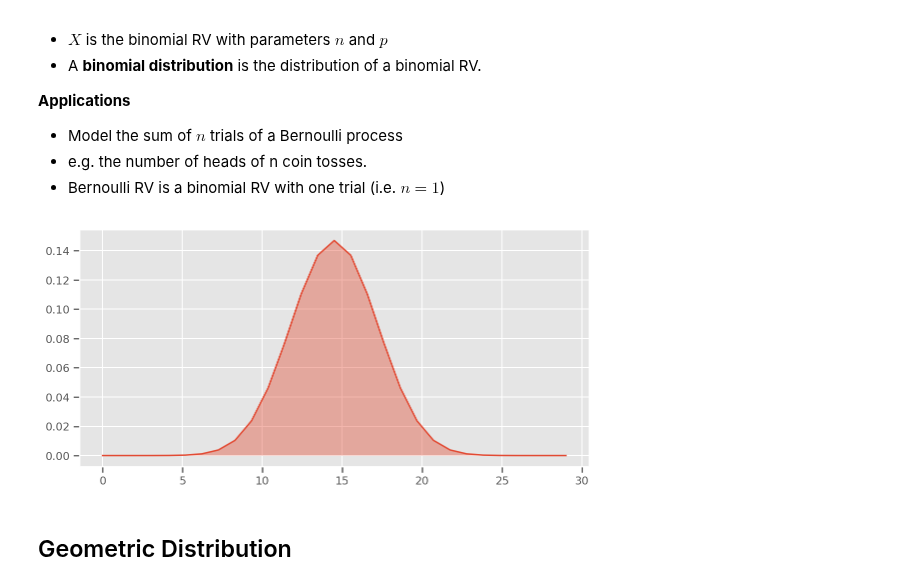
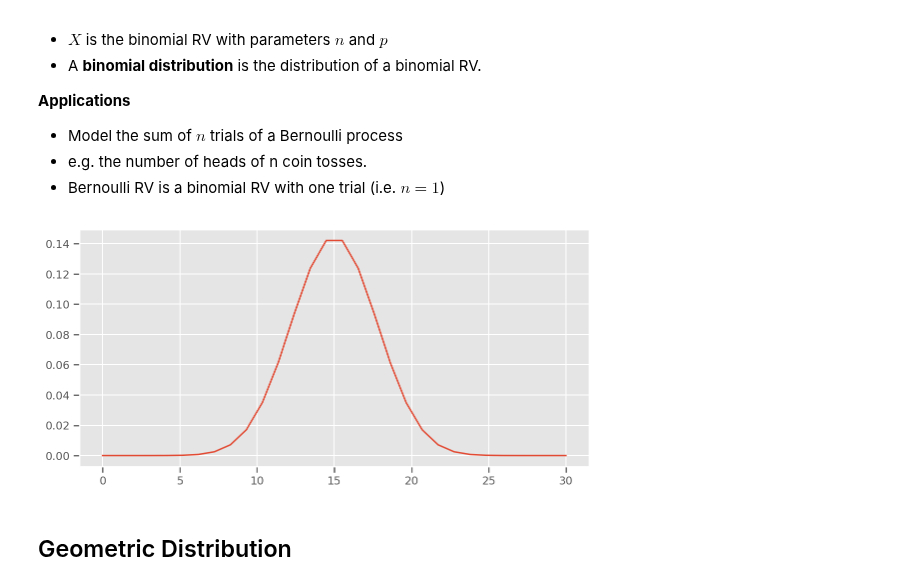
Before and after one commit to OpenSUTD/ProbStats-with-TFP, a Jupyter notebook: 02_Special_Distributions.ipynb, the cells around one changed output. Saved outputs shown, nothing was run; the diff lists cells and outputs as text; code cells hidden in the pictures.

```diff
--- a/02_Special_Distributions.ipynb
+++ b/02_Special_Distributions.ipynb
@@ -116,28 +116,28 @@ for some $0 ≤ p ≤ 1$ .
 * Bernoulli RV is a binomial RV with one trial (i.e. $n=1$)
 # %%
 #@title Binomial distribution parameters { run: "auto" }
-n = 29 #@param {type:"slider", min:1, max:60, step:1}
+n = 30 #@param {type:"slider", min:1, max:60, step:1}
 p = 0.5 #@param {type:"slider", min:0, max:1, step:0.05}
 
 binomial = tfd.Binomial(total_count=n, probs=p)
 space = tf.linspace(start=0., stop=n, num=n, name="linspace")
 
 binomial_values = binomial.prob(space[:, tf.newaxis])
 binomial_values = tf.transpose(binomial_values)
 
 # convert to numpy array
 binomial_values = binomial_values.numpy().reshape((n))
 
 plt.figure(figsize(8, 4))
 
 plt.plot(space,
          binomial_values)
-plt.fill_between(space, 0, binomial_values, alpha=0.4)
+#plt.fill_between(space, 0, binomial_values, alpha=0.4)
 
 plt.tight_layout()
 plt.show()
 # %% [output]
-[figure, old version]
+[figure, new version]
 # %% [markdown]
 ## Geometric Distribution
 # %% [markdown]
```
Also changed, not shown: parts of 1 cell of this notebook, 3 other files.
